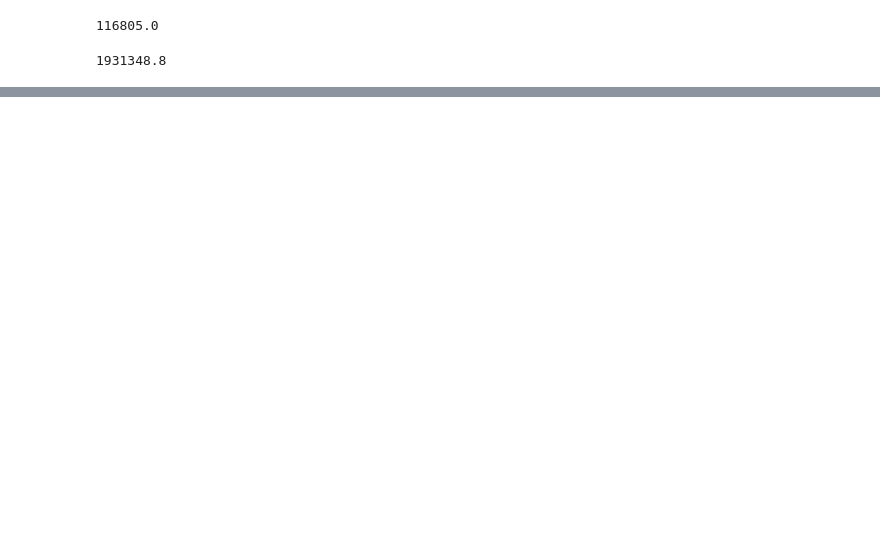
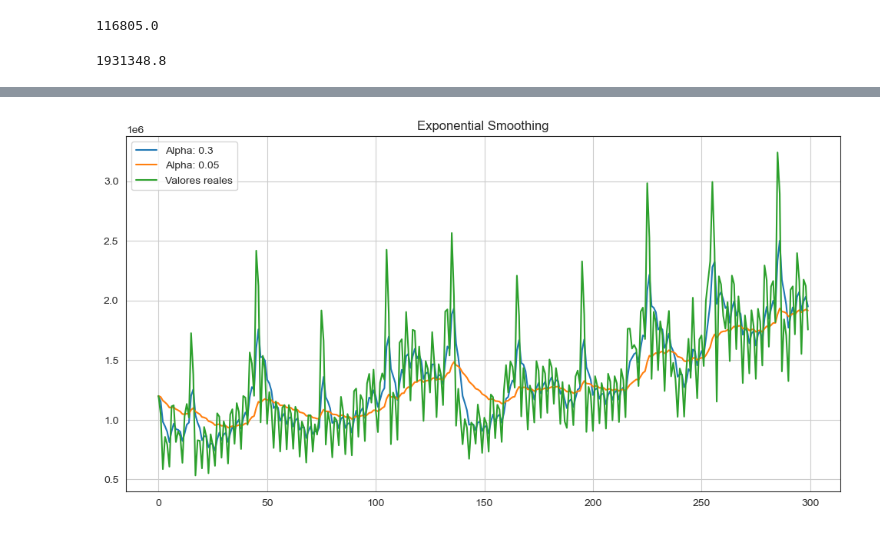
Before and after one commit to emilianodesu/LCD-5Sem-2025-1, a Jupyter notebook: PPCD/T1 Introduccion a ciencia de datos/1.4 Series de tiempo/series_de_tiempo.ipynb, the cells around one changed output, grey strips where cells are left out. Saved outputs shown, nothing was run; the diff lists cells and outputs as text; code cells hidden in the pictures; blank space fills up the shorter version.

```diff
--- a/PPCD/T1 Introduccion a ciencia de datos/1.4 Series de tiempo/series_de_tiempo.ipynb
+++ b/PPCD/T1 Introduccion a ciencia de datos/1.4 Series de tiempo/series_de_tiempo.ipynb
@@ -222,0 +268,4 @@ MAPE = 18.400935365270296
+# %%
+plot_exponential_smoothing(cur.GEMS_GEMS_SPENT, [0.3, 0.05])
+# %% [output]
+[figure, added]
```
Also changed, not shown: parts of 38 cells of this notebook, 3 other files.
